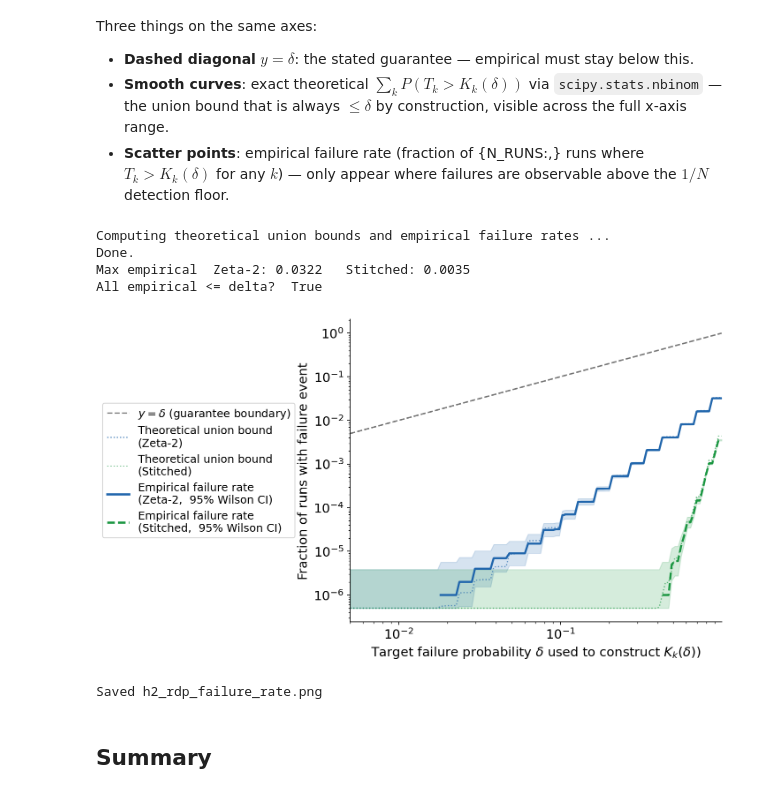
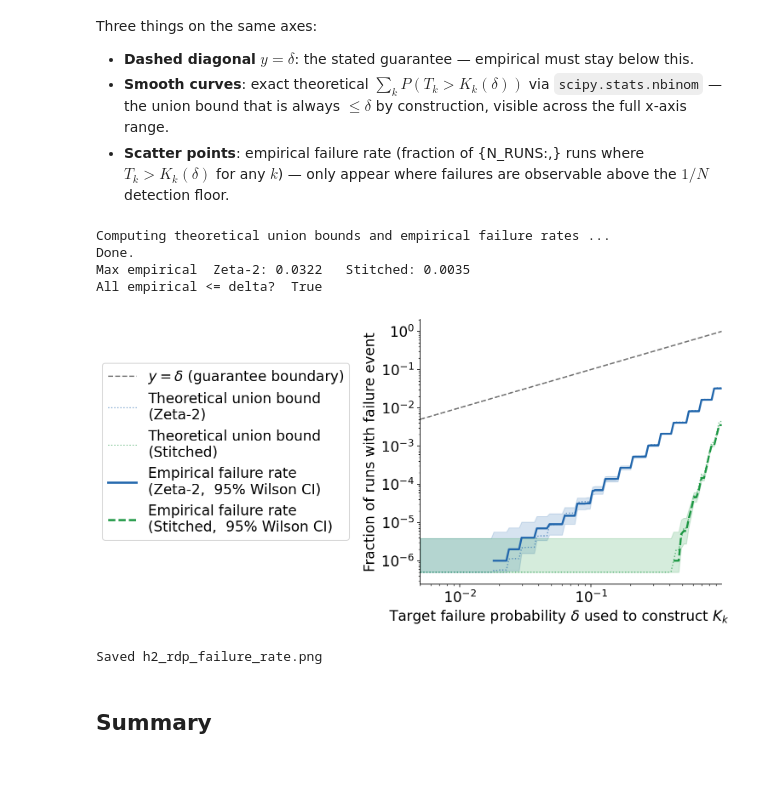
Before and after one commit to arcaulfield/adaptive-act, a Jupyter notebook: notebooks/15_h2_rdp.ipynb, the cells around one changed output. Saved outputs shown, nothing was run; the diff lists cells and outputs as text; code cells hidden in the pictures.

```diff
--- a/notebooks/15_h2_rdp.ipynb
+++ b/notebooks/15_h2_rdp.ipynb
@@ -245,7 +245,7 @@ print(f'All empirical <= delta?  {all_ok_z and all_ok_s}')
 # ── Plot ──────────────────────────────────────────────────────────────────────
 FLOOR = 0.5 / N_RUNS   # one-sided detection floor for log scale
 
-fig, ax = plt.subplots(figsize=(9.5, 5.5))
+fig, ax = plt.subplots(figsize=(8.0, 5.0))
 ax.set_xscale('log')
 ax.set_yscale('log')
 
@@ -273,38 +273,38 @@ mask_s = fail_rates_s > 0
 if mask_z.any():
     ax.plot(delta_sweep[mask_z], fail_rates_z[mask_z],
             color=TCT_Z_COLOR, lw=2.2,
             label='Empirical failure rate\n(Zeta-2,  95% Wilson CI)')
 if mask_s.any():
     ax.plot(delta_sweep[mask_s], fail_rates_s[mask_s],
             color=TCT_S_COLOR, lw=2.2, ls='--',
             label='Empirical failure rate\n(Stitched,  95% Wilson CI)')
 
-ax.set_xlabel(r'Target failure probability $\delta$ used to construct $K_k(\delta)$)', fontsize=14)
+ax.set_xlabel(r'Target failure probability $\delta$ used to construct $K_k(\delta)$)', fontsize=16)
 ax.set_ylabel(
     r'Fraction of runs with failure event',
-    fontsize=14)
+    fontsize=16)
 ax.set_xlim(delta_sweep[0], delta_sweep[-1])
-ax.tick_params(axis='both', which='major', labelsize=14)
+ax.tick_params(axis='both', which='major', labelsize=16)
 
 # Legend placed outside the axes on the left side
-ax.legend(fontsize=12, loc='center right', bbox_to_anchor=(0, 0.5),
+ax.legend(fontsize=16, loc='center right', bbox_to_anchor=(0, 0.5),
           borderaxespad=5, frameon=True)
 
 n_runs_str = f'{N_RUNS:,}'
 #ax.set_title(
  #   r'Empirical anytime failure probability stays below target $\delta$ ($N_{\mathrm{runs}}=' + n_runs_str + r'$)',
   #  fontsize=20)
 
 fig.subplots_adjust(left=0.38, right=0.97, top=0.95, bottom=0.12)
 fig.savefig('../figures/h2_rdp_failure_rate.png', bbox_inches='tight', dpi=200)
 plt.show()
 print('Saved h2_rdp_failure_rate.png')
 # %% [output]
 Computing theoretical union bounds and empirical failure rates ...
 Done.
 Max empirical  Zeta-2: 0.0322   Stitched: 0.0035
 All empirical <= delta?  True
-[figure, old version]
+[figure, new version]
 Saved h2_rdp_failure_rate.png
 # %% [markdown]
 ## Summary
```
Also changed, not shown: parts of 1 cell of this notebook, 4 other files.
